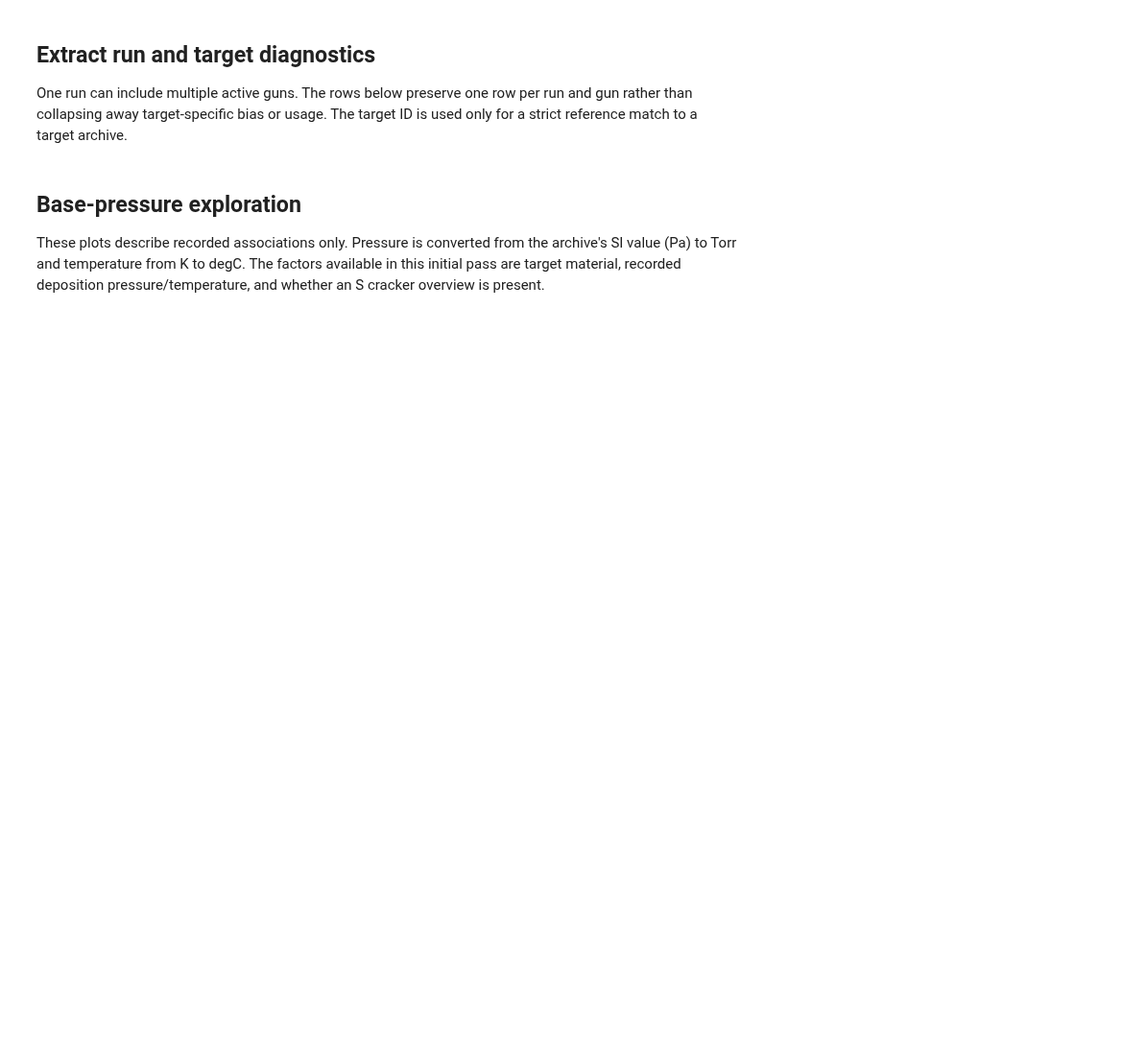
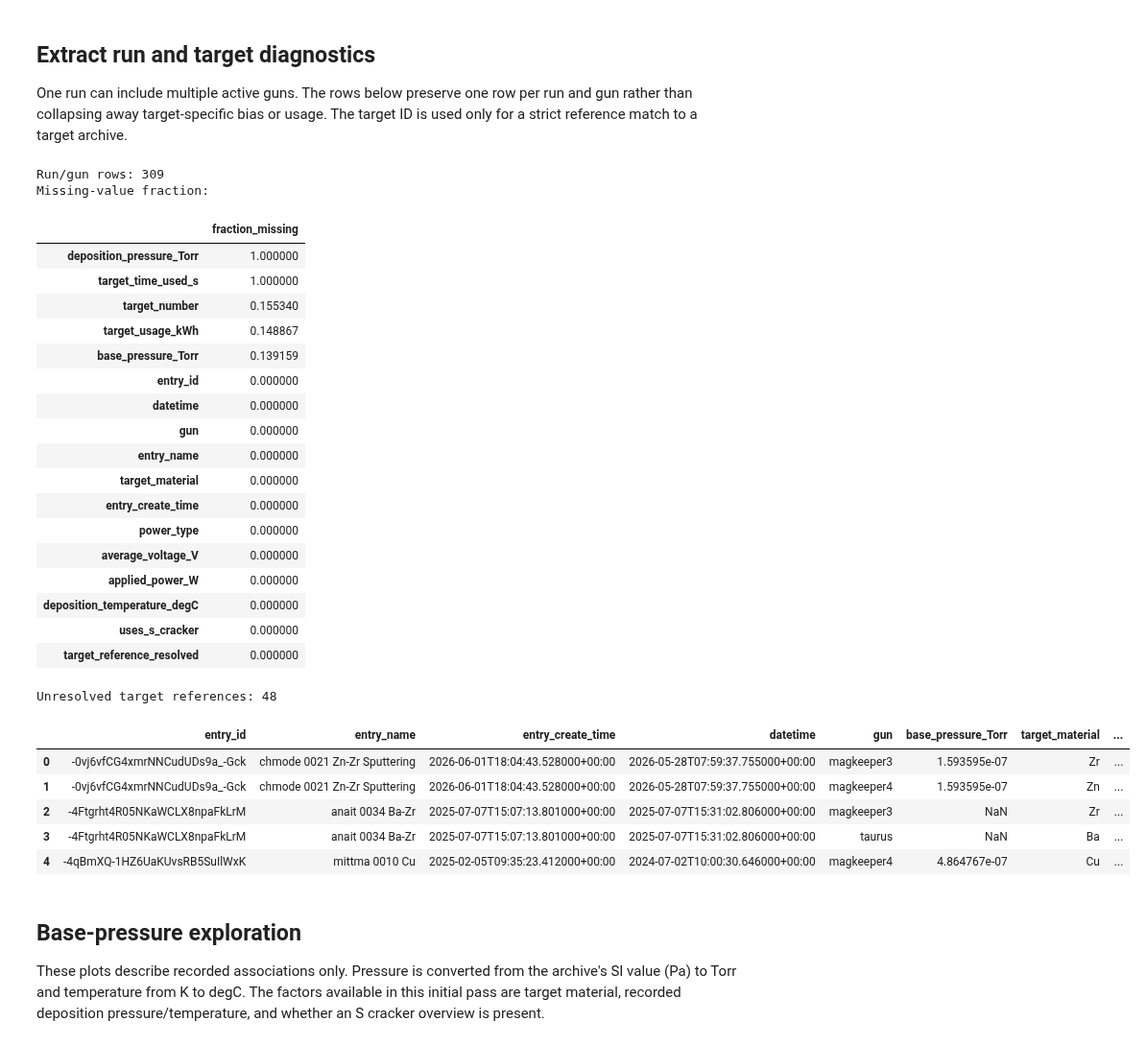
Before and after one commit to DTU-Nanolab-materials-discovery/nomad-dtu-nanolab-plugin, a Jupyter notebook: notebooks/oasis_trends/base_pressure_and_ba_target_bias.ipynb, the cells around one changed output. Shown at 96% size. Drawn from its saved outputs; the diff is of its cells as text; code cells hidden in the pictures; blank space fills up the shorter version.

```diff
--- a/notebooks/oasis_trends/base_pressure_and_ba_target_bias.ipynb
+++ b/notebooks/oasis_trends/base_pressure_and_ba_target_bias.ipynb
@@ -63,33 +67,62 @@ for meta, data in sputter_archives:
             continue
         target_ids = reference_ids(overview.get('target_id'))
         target_data = next((target_by_id[t] for t in target_ids if t in target_by_id), {})
         material = overview.get('target_material') or target_data.get('main_material')
         run_rows.append({
             'entry_id': meta.get('entry_id'),
             'entry_name': meta.get('entry_name'),
             'entry_create_time': meta.get('entry_create_time'),
+            'datetime': data.get('datetime'),
             'gun': gun,
             'base_pressure_Torr': (lambda v: None if v is None else v / PA_PER_TORR)(data.get('base_pressure')),
             'target_material': material,
             'target_number': target_data.get('target_number'),
             'target_usage_kWh': overview.get('target_usage'),
             'average_voltage_V': overview.get('average_voltage'),
             'power_type': overview.get('power_type'),
             'applied_power_W': overview.get('applied_power'),
             'target_time_used_s': target_data.get('time_used'),
                 'deposition_temperature_degC': (lambda v: None if v is None else v - 273.15)(dep.get('deposition_temperature')),
             'deposition_pressure_Torr': (lambda v: None if v is None else v / PA_PER_TORR)(dep.get('deposition_pressure')),
             'uses_s_cracker': isinstance(dep.get('s_cracker'), dict),
             'target_reference_resolved': bool(target_ids & target_by_id.keys()),
         })
 runs = pd.DataFrame(run_rows)
 print(f'Run/gun rows: {len(runs)}')
 if runs.empty:
     raise ValueError('No per-gun deposition overview rows found. Inspect schema versions and archive data before continuing.')
 print('Missing-value fraction:')
 display(runs.isna().mean().sort_values(ascending=False).rename('fraction_missing').to_frame())
 print('Unresolved target references:', int((~runs['target_reference_resolved']).sum()))
 display(runs.head())
+# %% [output]
+Run/gun rows: 309
+Missing-value fraction:
+|  | fraction_missing |
+| deposition_pressure_Torr | 1.000000 |
+| target_time_used_s | 1.000000 |
+| target_number | 0.155340 |
+| target_usage_kWh | 0.148867 |
+| base_pressure_Torr | 0.139159 |
+| entry_id | 0.000000 |
+| datetime | 0.000000 |
+| gun | 0.000000 |
+| entry_name | 0.000000 |
+| target_material | 0.000000 |
+| entry_create_time | 0.000000 |
+| power_type | 0.000000 |
+| average_voltage_V | 0.000000 |
+| applied_power_W | 0.000000 |
+| deposition_temperature_degC | 0.000000 |
+| uses_s_cracker | 0.000000 |
+| target_reference_resolved | 0.000000 |
+Unresolved target references: 48
+|  | entry_id | entry_name | entry_create_time | datetime | gun | base_pressure_Torr | target_material | ... |
+| 0 | -0vj6vfCG4xmrNNCudUDs9a_-Gck | chmode 0021 Zn-Zr Sputtering | 2026-06-01T18:04:43.528000+00:00 | 2026-05-28T07:59:37.755000+00:00 | magkeeper3 | 1.593595e-07 | Zr | ... |
+| 1 | -0vj6vfCG4xmrNNCudUDs9a_-Gck | chmode 0021 Zn-Zr Sputtering | 2026-06-01T18:04:43.528000+00:00 | 2026-05-28T07:59:37.755000+00:00 | magkeeper4 | 1.593595e-07 | Zn | ... |
+| 2 | -4Ftgrht4R05NKaWCLX8npaFkLrM | anait 0034 Ba-Zr | 2025-07-07T15:07:13.801000+00:00 | 2025-07-07T15:31:02.806000+00:00 | magkeeper3 | NaN | Zr | ... |
+| 3 | -4Ftgrht4R05NKaWCLX8npaFkLrM | anait 0034 Ba-Zr | 2025-07-07T15:07:13.801000+00:00 | 2025-07-07T15:31:02.806000+00:00 | taurus | NaN | Ba | ... |
+| 4 | -4qBmXQ-1HZ6UaKUvsRB5SuIlWxK | mittma 0010 Cu | 2025-02-05T09:35:23.412000+00:00 | 2024-07-02T10:00:30.646000+00:00 | magkeeper4 | 4.864767e-07 | Cu | ... |
 # %% [markdown]
 ## Base-pressure exploration
 
```
Also changed, not shown: parts of 4 cells of this notebook, 1 other file.
